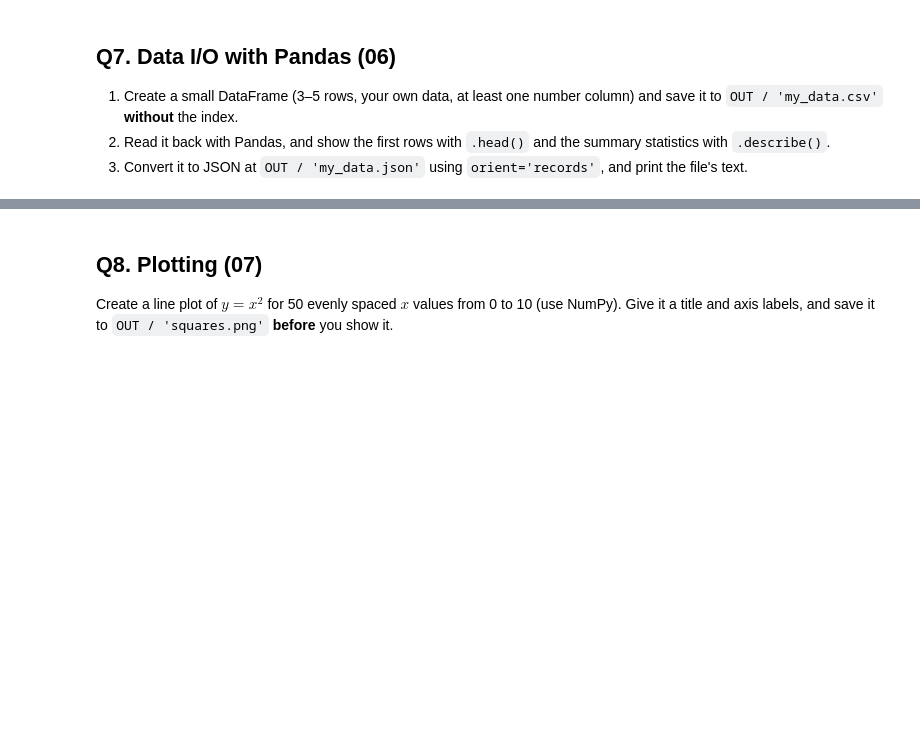
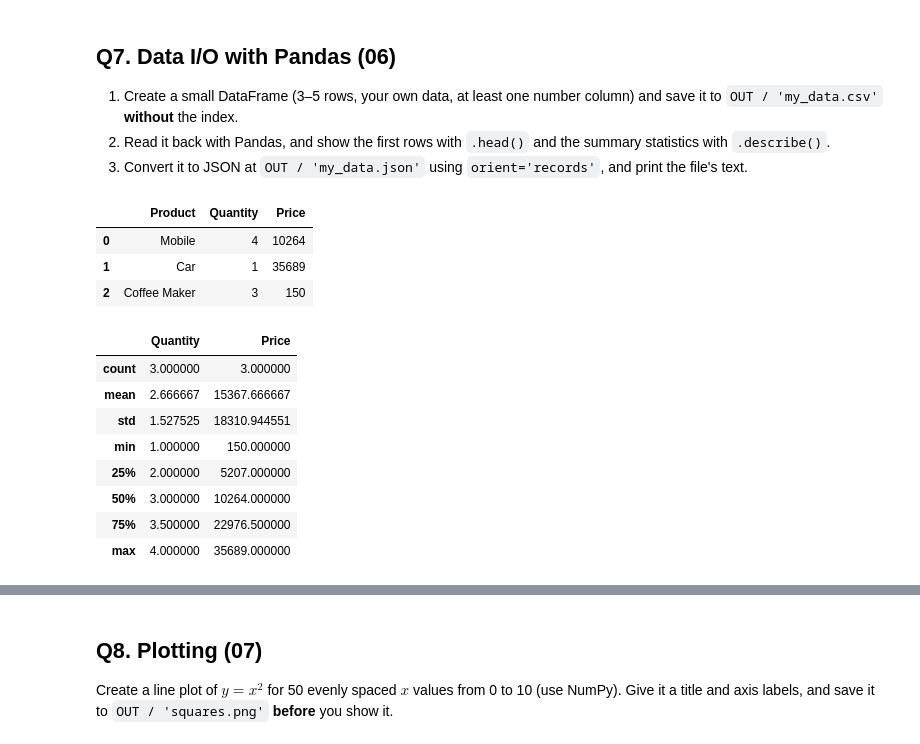
Before and after one commit to nazmunmansur/3603-data-science-mansur, a Jupyter notebook: 03-Completed/05-Foundations/Foundations_Quiz.ipynb, the cells around one changed output, grey strips where cells are left out. Drawn from its saved outputs; the diff is of its cells as text; code cells hidden in the pictures; blank space fills up the shorter version.

```diff
--- a/03-Completed/05-Foundations/Foundations_Quiz.ipynb
+++ b/03-Completed/05-Foundations/Foundations_Quiz.ipynb
@@ -96,3 +194,31 @@ Create a dictionary describing a course (name, number of credits, and a **list**
 3. Convert it to JSON at `OUT / 'my_data.json'` using `orient='records'`, and print the file's text.
 # %%
 # Your code here
+import pandas as pd
+my_data = """Product, Quantity, Price
+Mobile,4,10264
+Car,1,35689
+Coffee Maker,3,150
+"""
+(OUT / 'my_data.csv').write_text(my_data, encoding='utf-8')
+
+my_df = pd.read_csv(OUT / 'my_data.csv', sep=',', na_values=['N/A', '-'])
+my_df
+# %% [output]
+|  | Product | Quantity | Price |
+| 0 | Mobile | 4 | 10264 |
+| 1 | Car | 1 | 35689 |
+| 2 | Coffee Maker | 3 | 150 |
+# %%
+my_df.head()
+my_df.describe()
+# %% [output]
+|  | Quantity | Price |
+| count | 3.000000 | 3.000000 |
+| mean | 2.666667 | 15367.666667 |
+| std | 1.527525 | 18310.944551 |
+| min | 1.000000 | 150.000000 |
+| 25% | 2.000000 | 5207.000000 |
+| 50% | 3.000000 | 10264.000000 |
+| 75% | 3.500000 | 22976.500000 |
+| max | 4.000000 | 35689.000000 |
```
Also changed, not shown: parts of 23 cells of this notebook, 34 other files.
